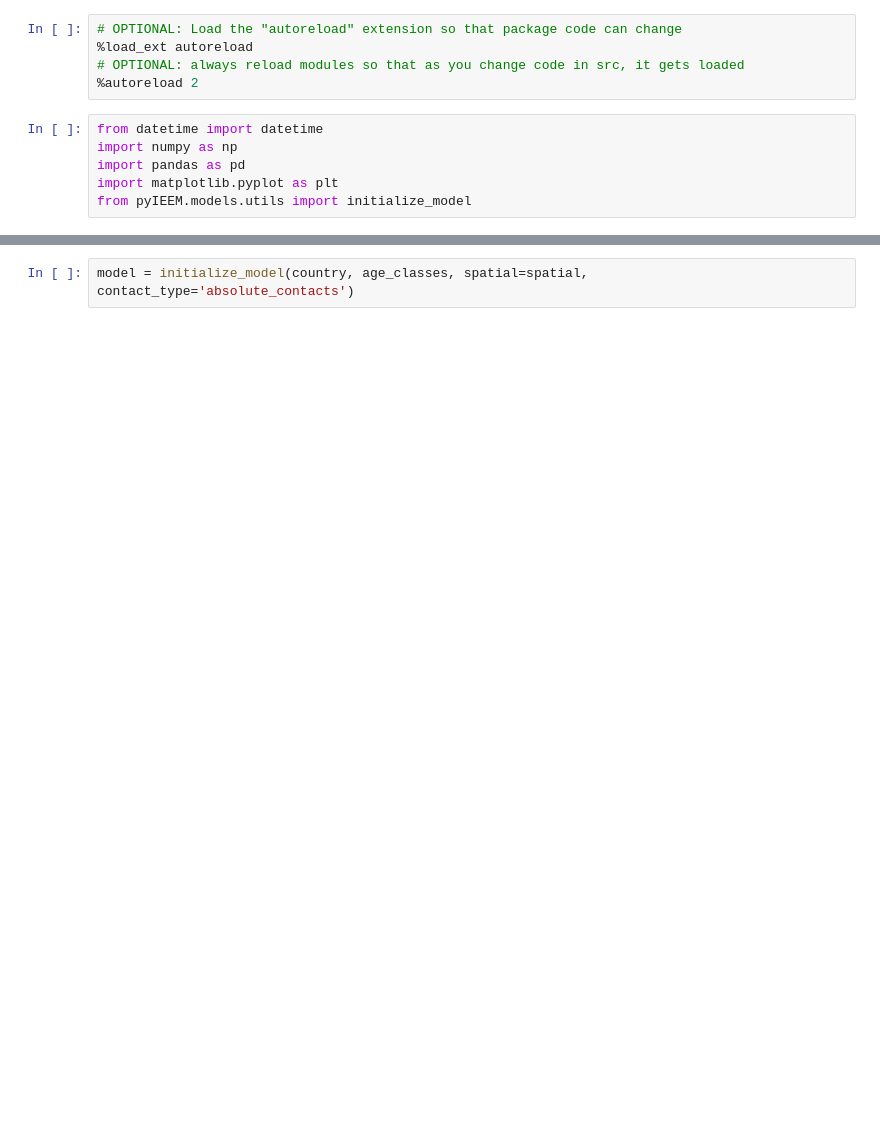
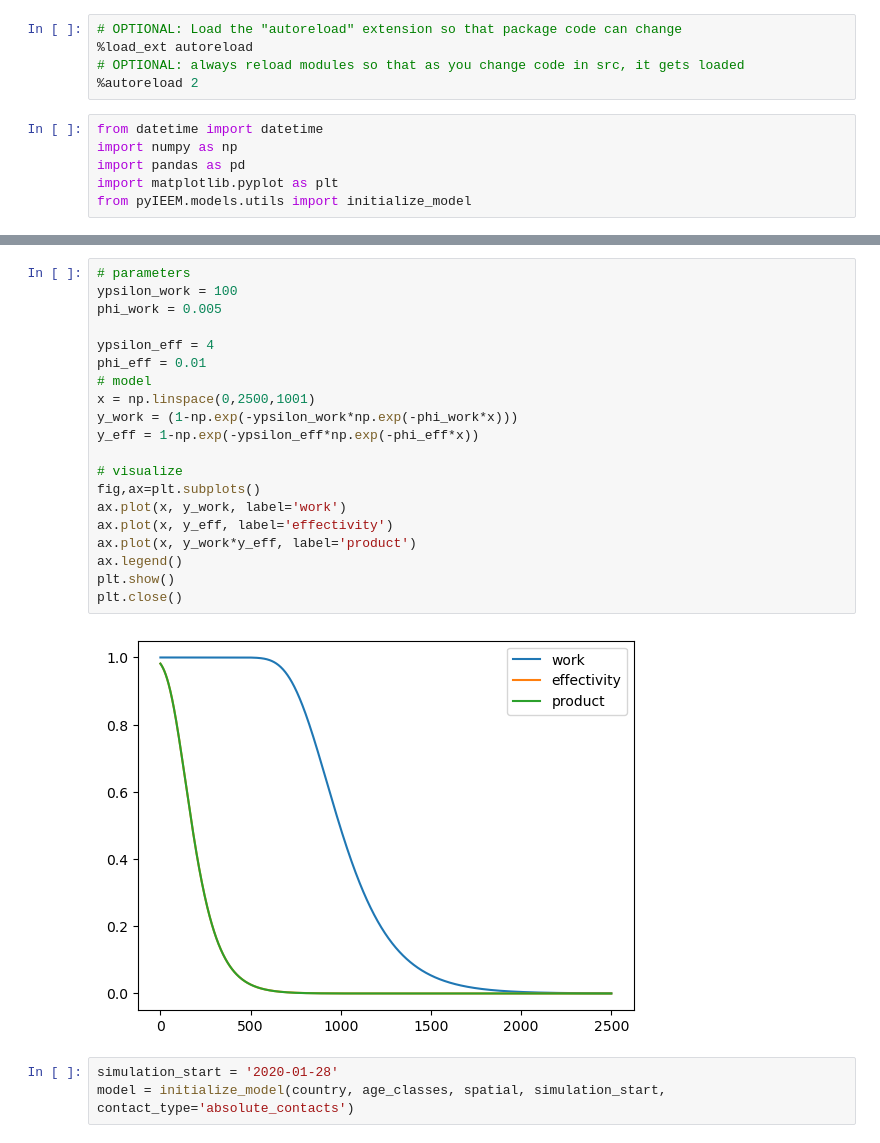
Before and after one commit to twallema/pyIEEM, a Jupyter notebook: notebooks/scratch-SIR-recurrent-mobility.ipynb, the cells around one changed output, grey strips where cells are left out. Cells and saved outputs as stored; diff of their text form; blank space fills up the shorter version.

```diff
--- a/notebooks/scratch-SIR-recurrent-mobility.ipynb
+++ b/notebooks/scratch-SIR-recurrent-mobility.ipynb
@@ -27,5 +54,28 @@ ValueError: operands could not be broadcast together with shapes (11,11) (17,17,
+# %%
+# parameters
+ypsilon_work = 100
+phi_work = 0.005
+
+ypsilon_eff = 4
+phi_eff = 0.01
+# model
+x = np.linspace(0,2500,1001)
+y_work = (1-np.exp(-ypsilon_work*np.exp(-phi_work*x)))
+y_eff = 1-np.exp(-ypsilon_eff*np.exp(-phi_eff*x))
+
+# visualize
+fig,ax=plt.subplots()
+ax.plot(x, y_work, label='work')
+ax.plot(x, y_eff, label='effectivity')
+ax.plot(x, y_work*y_eff, label='product')
+ax.legend()
+plt.show()
+plt.close()
+# %% [output]
+[figure, added]
 # %%
-model = initialize_model(country, age_classes, spatial=spatial, contact_type='absolute_contacts')
+simulation_start = '2020-01-28'
+model = initialize_model(country, age_classes, spatial, simulation_start, contact_type='absolute_contacts')
 # %%
 fig,ax = plt.subplots()
 
```
Also changed, not shown: parts of 8 cells of this notebook, 3 other files.
